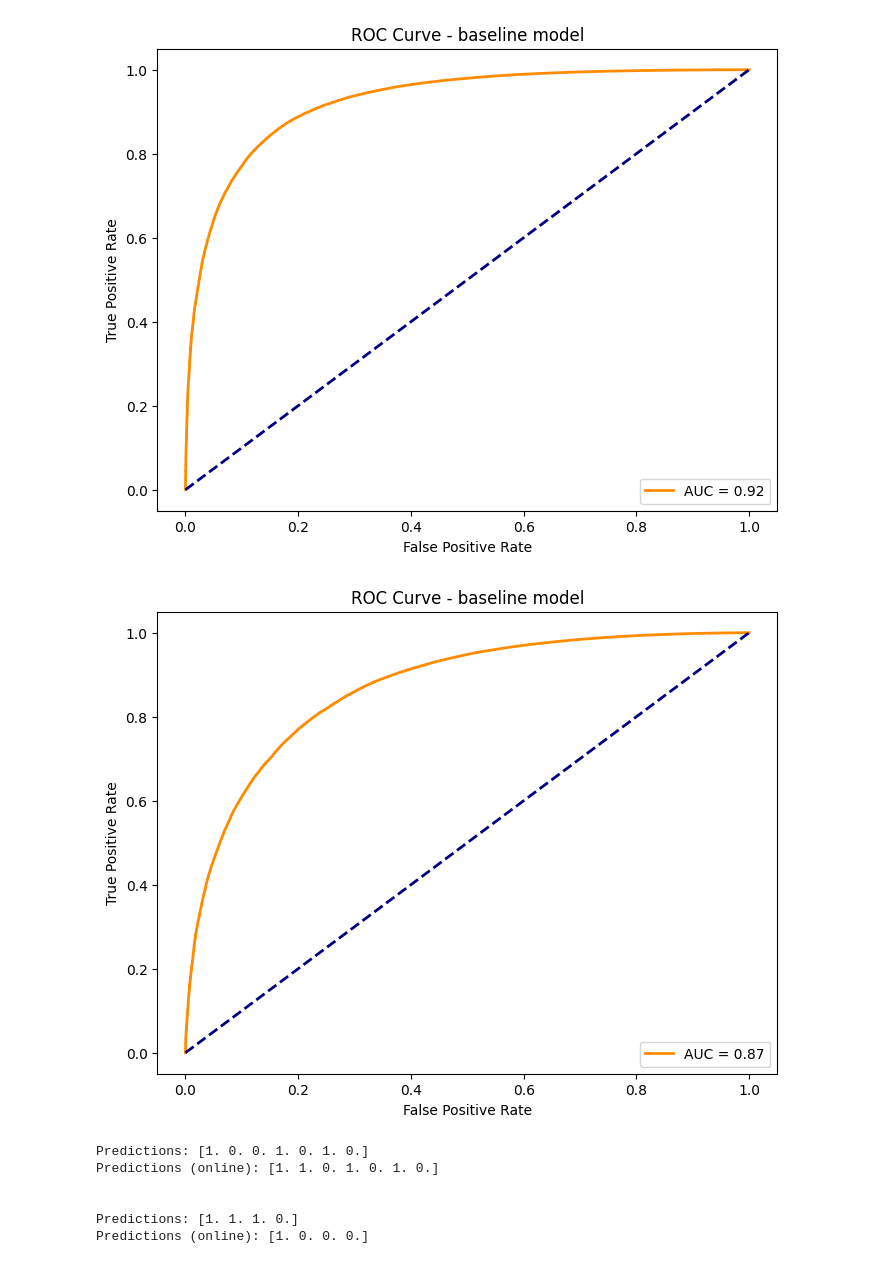
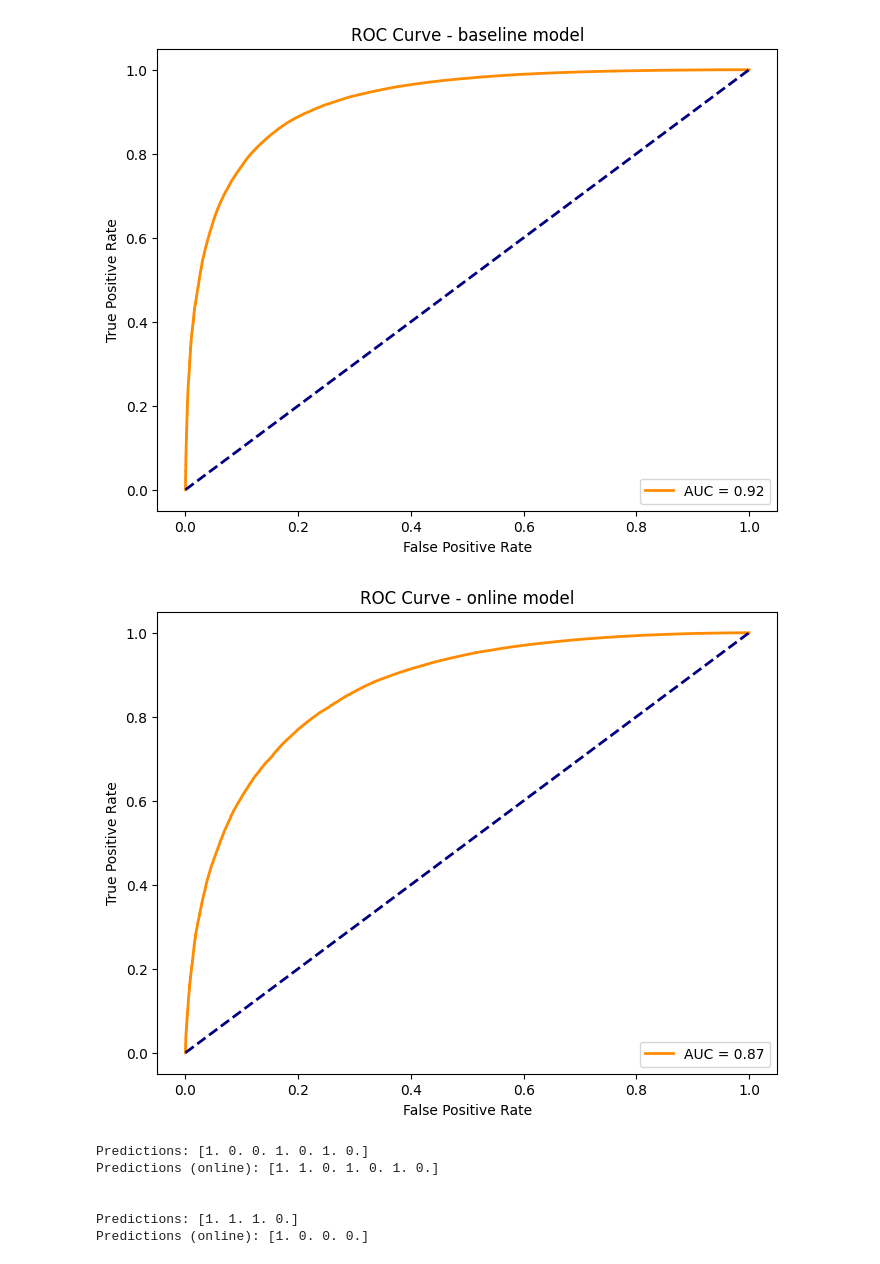
Before and after one commit to indruckbalazs/matmodel, a Jupyter notebook: Sentiment_analysis_of_BoardGameGeek_reviews.ipynb, the cells around one changed output. Drawn from its saved outputs; the diff is of its cells as text; code cells hidden in the pictures.

```diff
--- a/Sentiment_analysis_of_BoardGameGeek_reviews.ipynb
+++ b/Sentiment_analysis_of_BoardGameGeek_reviews.ipynb
@@ -995,20 +986,20 @@ plt.show()
 # %%
 y_prob_online = logreg_online_model.predict_proba(X_test_online)[:, 1]
 
 # Compute ROC curve and AUC - online model
 fpr, tpr, thresholds = roc_curve(y_test, y_prob_online)
 roc_auc = auc(fpr, tpr)
 
 plt.figure(figsize=(8, 6))
 plt.plot(fpr, tpr, color='darkorange', lw=2, label=f'AUC = {roc_auc:.2f}')
 plt.plot([0, 1], [0, 1], color='navy', lw=2, linestyle='--')
 plt.xlabel('False Positive Rate')
 plt.ylabel('True Positive Rate')
-plt.title('ROC Curve - baseline model')
+plt.title('ROC Curve - online model')
 plt.legend(loc='lower right')
 plt.show()
 # %% [output]
-[figure, old version]
+[figure, new version]
 # %%
 # Some manual testing for fun
 X_new = ['This is the best game I have ever played.', 'I hate this game.', 'This is the worst game I have ever played.', ':)', 'awful', 'very good', 'terrible']
```
Also changed, not shown: parts of 54 cells of this notebook.
